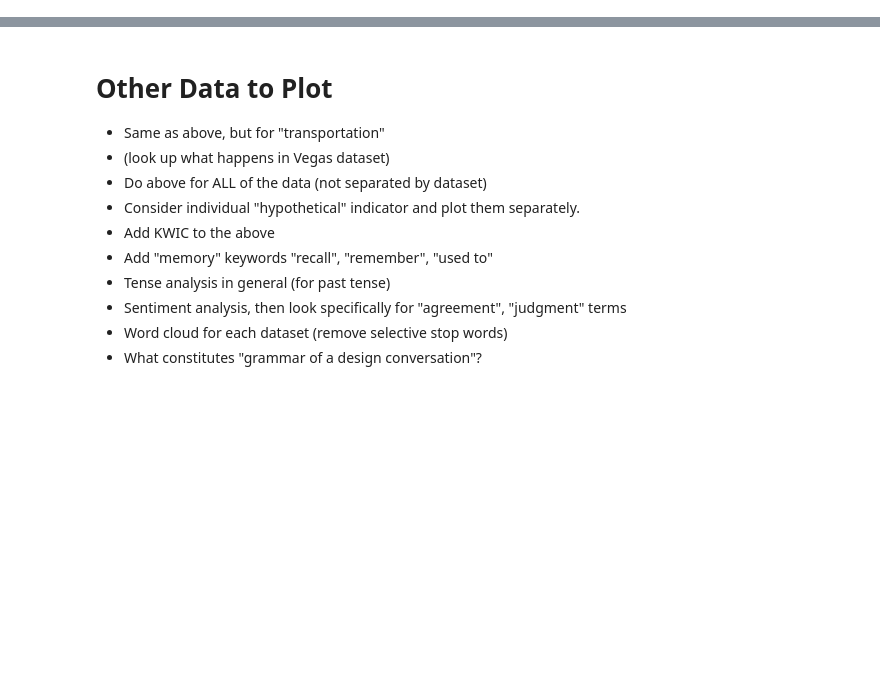
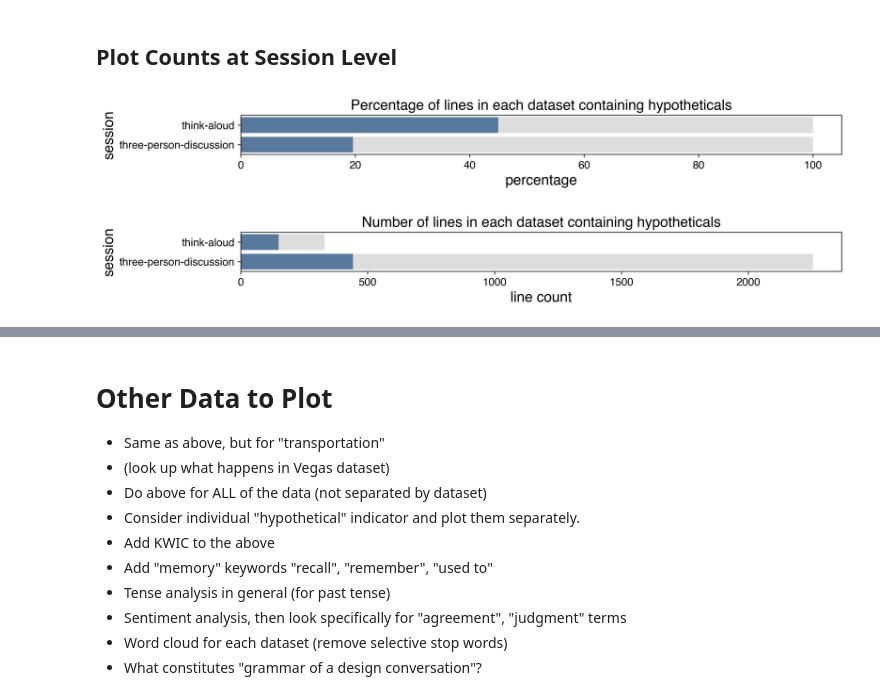
Before and after one commit to senthilchandrasegaran/dtrs_analysis, a Jupyter notebook: Non-Temporal Analysis.ipynb, the cells around one changed output, grey strips where cells are left out. Drawn from its saved outputs; the diff is of its cells as text; code cells hidden in the pictures; blank space fills up the shorter version.

```diff
--- a/Non-Temporal Analysis.ipynb
+++ b/Non-Temporal Analysis.ipynb
@@ -166,0 +238,27 @@ bars = sns.barplot(x = 'percentage', y = 'dataset', color = "#4e79a7",
+# %% [markdown]
+## Plot Counts at Session Level
+# %%
+def plot_sessions(df, dataset_name, percentage=True):
+    df_dataset = session_counts(df, dataset_name)
+    bar_width = 0.4
+    num_bars = len(set(list(df_dataset['session'])))
+    plot_height = bar_width * num_bars
+    fig, ax = plt.subplots(figsize=(12, plot_height), dpi=300)
+    if percentage :
+        bars = sns.barplot(x = 'percentage', y = 'session', color = "#dddddd",
+                           data = df_dataset[df_dataset.type == 'total'])
+        bars = sns.barplot(x = 'percentage', y = 'session', color = "#4e79a7",
+                           data = df_dataset[df_dataset.type == 'hypotheticals'])
+        bars.set_title("Percentage of lines in each dataset containing hypotheticals", fontsize=16)
+    else :
+        bars = sns.barplot(x = 'line count', y = 'session', color = "#dddddd",
+                           data = df_dataset[df_dataset.type == 'total'])
+        bars = sns.barplot(x = 'line count', y = 'session', color = "#4e79a7",
+                           data = df_dataset[df_dataset.type == 'hypotheticals'])
+        bars.set_title("Number of lines in each dataset containing hypotheticals", fontsize=16)
+# %%
+plot_sessions(df, 'dtrs-02')
+plot_sessions(df, 'dtrs-02', percentage=False)
+# %% [output]
+[figure, added]
+[figure, added]
```
Also changed, not shown: parts of 29 cells of this notebook.
